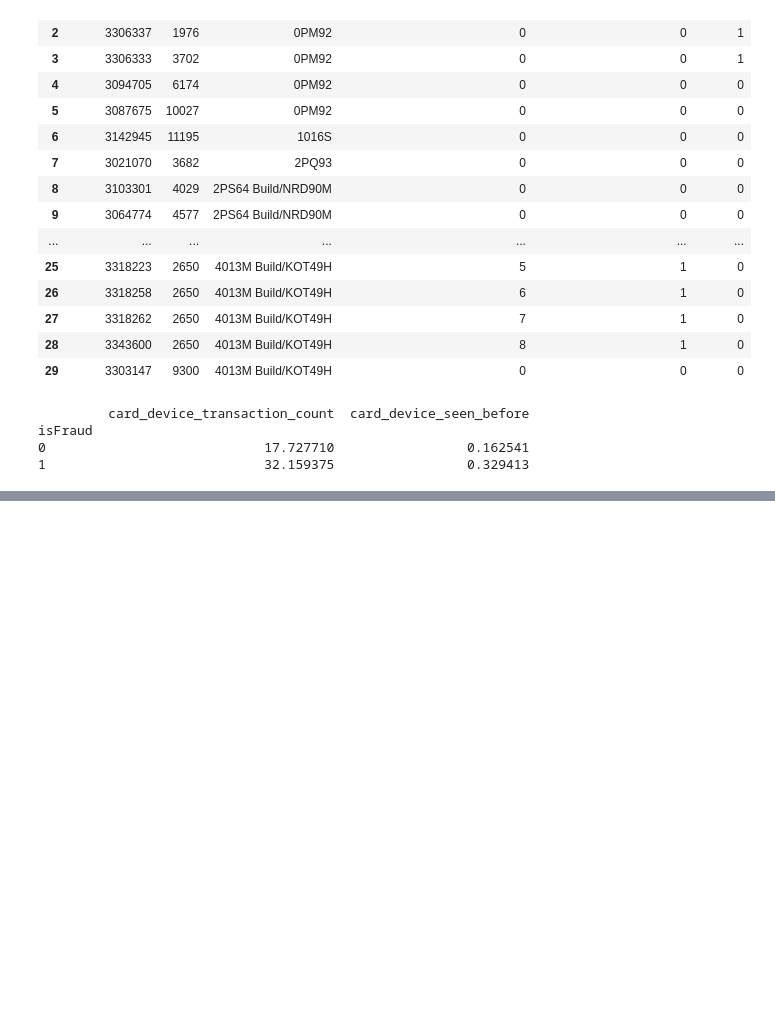
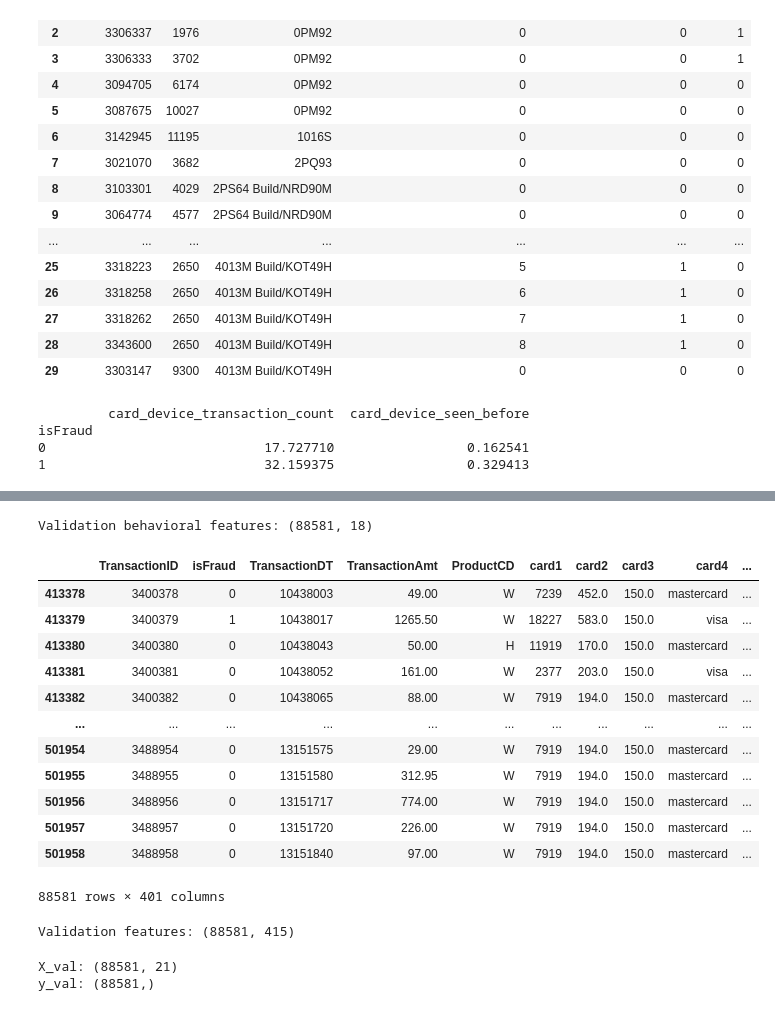
Before and after one commit to GauravSehgal12/fraud_detection_agent, a Jupyter notebook: notebooks/data_exploration.ipynb, the cells around one changed output, grey strips where cells are left out. Drawn from its saved outputs; the diff is of its cells as text; code cells hidden in the pictures; blank space fills up the shorter version.

```diff
--- a/notebooks/data_exploration.ipynb
+++ b/notebooks/data_exploration.ipynb
@@ -737,0 +931,30 @@ ImportError: cannot import name 'INITIAL_FEATURES' from 'src.models.features' (c
+# %%
+print(
+    "Validation behavioral features:",
+    validation_behavior.shape
+)
+# %% [output]
+Validation behavioral features: (88581, 18)
+# %%
+from src.features.feature_engineering import add_basic_features
+
+validation_basic = add_basic_features(
+    validation_df,
+    identity
+)
+# %%
+validation_basic
+# %% [output]
+|  | TransactionID | isFraud | TransactionDT | TransactionAmt | ProductCD | card1 | card2 | card3 | card4 | ... |
+| 413378 | 3400378 | 0 | 10438003 | 49.00 | W | 7239 | 452.0 | 150.0 | mastercard | ... |
+| 413379 | 3400379 | 1 | 10438017 | 1265.50 | W | 18227 | 583.0 | 150.0 | visa | ... |
+| 413380 | 3400380 | 0 | 10438043 | 50.00 | H | 11919 | 170.0 | 150.0 | mastercard | ... |
+| 413381 | 3400381 | 0 | 10438052 | 161.00 | W | 2377 | 203.0 | 150.0 | visa | ... |
+| 413382 | 3400382 | 0 | 10438065 | 88.00 | W | 7919 | 194.0 | 150.0 | mastercard | ... |
+| ... | ... | ... | ... | ... | ... | ... | ... | ... | ... | ... |
+| 501954 | 3488954 | 0 | 13151575 | 29.00 | W | 7919 | 194.0 | 150.0 | mastercard | ... |
+| 501955 | 3488955 | 0 | 13151580 | 312.95 | W | 7919 | 194.0 | 150.0 | mastercard | ... |
+| 501956 | 3488956 | 0 | 13151717 | 774.00 | W | 7919 | 194.0 | 150.0 | mastercard | ... |
+| 501957 | 3488957 | 0 | 13151720 | 226.00 | W | 7919 | 194.0 | 150.0 | mastercard | ... |
+| 501958 | 3488958 | 0 | 13151840 | 97.00 | W | 7919 | 194.0 | 150.0 | mastercard | ... |
+88581 rows × 401 columns
@@ -737,0 +997,23 @@ ImportError: cannot import name 'INITIAL_FEATURES' from 'src.models.features' (c
+# %%
+print(
+    "Validation features:",
+    validation_features.shape
+)
+# %% [output]
+Validation features: (88581, 415)
+# %%
+from src.models.features import INITIAL_FEATURES
+
+X_val = validation_features[
+    INITIAL_FEATURES
+].copy()
+
+y_val = validation_features[
+    "isFraud"
+].copy()
+
+print("X_val:", X_val.shape)
+print("y_val:", y_val.shape)
+# %% [output]
+X_val: (88581, 21)
+y_val: (88581,)
```
Also changed, not shown: parts of 80 cells of this notebook, 1 other file.
